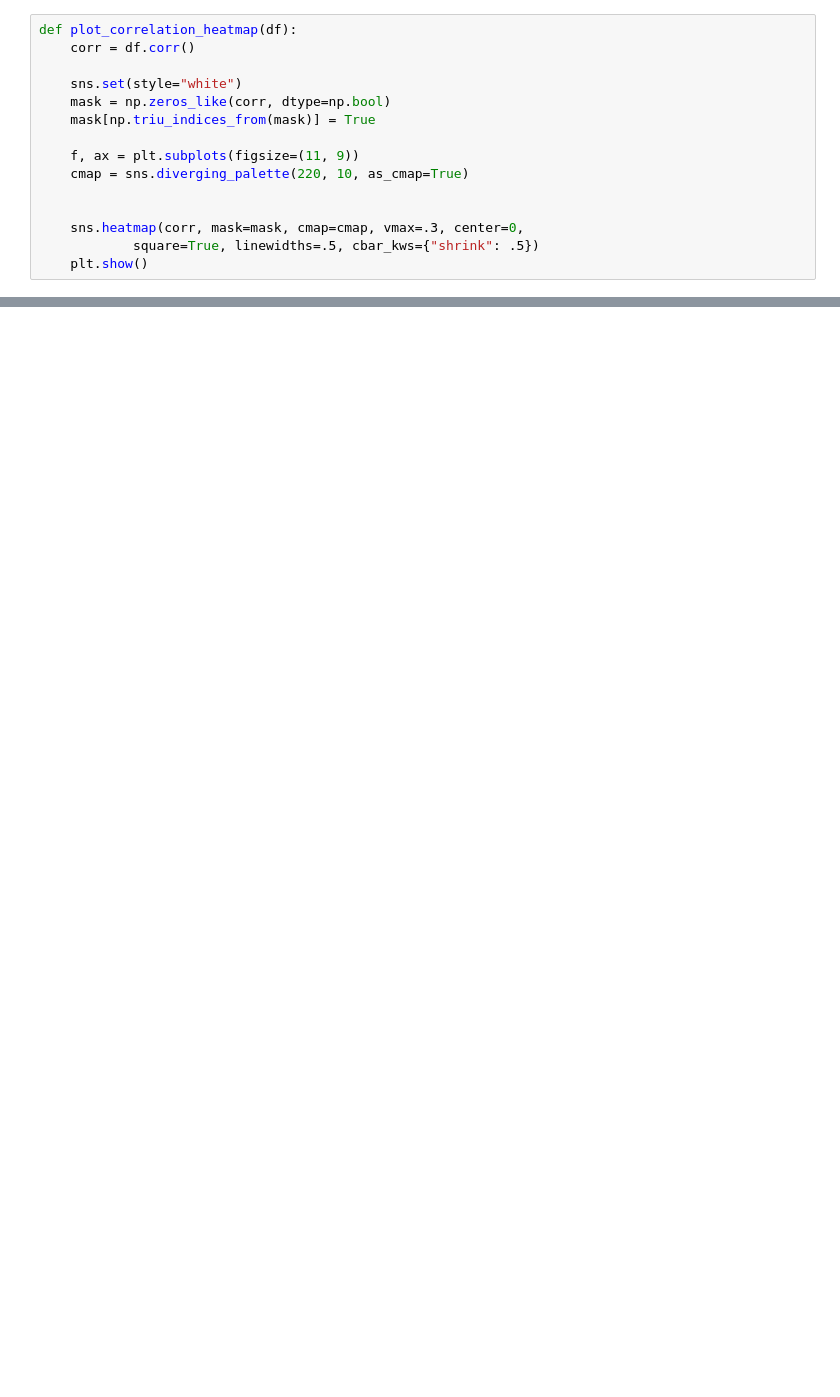
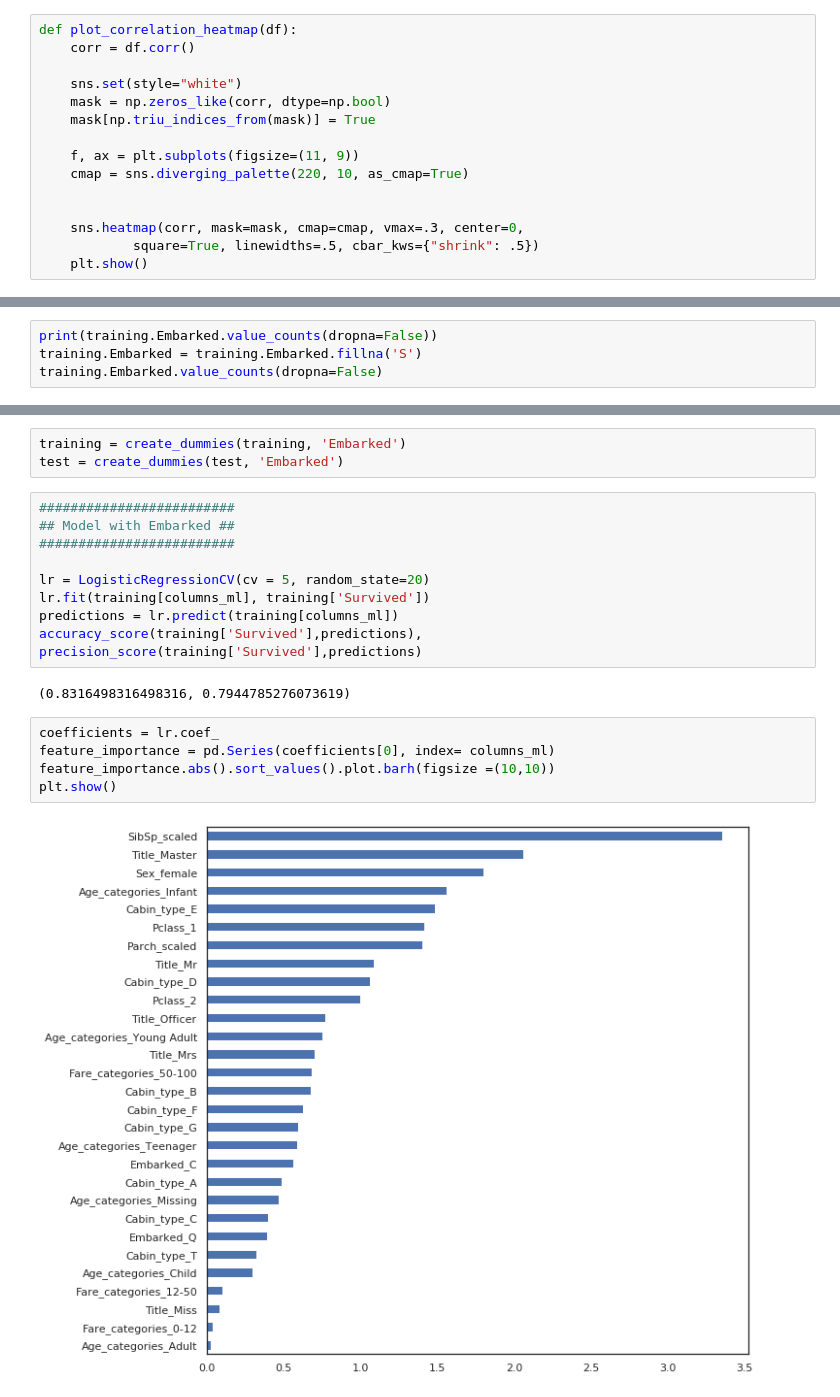
Before and after one commit to kobetryz/ML_projects-, a Jupyter notebook: Titanic survival prediction/Titanic predictions.ipynb, the cells around one changed output, grey strips where cells are left out. Saved outputs shown, nothing was run; the diff lists cells and outputs as text; blank space fills up the shorter version.

```diff
--- a/Titanic survival prediction/Titanic predictions.ipynb
+++ b/Titanic survival prediction/Titanic predictions.ipynb
@@ -487,0 +460,4 @@ accuracy_score(training['Survived'],predictions), precision_score(training['Surv
+# %%
+print(training.Embarked.value_counts(dropna=False))
+training.Embarked = training.Embarked.fillna('S')
+training.Embarked.value_counts(dropna=False)
@@ -487,0 +474,21 @@ accuracy_score(training['Survived'],predictions), precision_score(training['Surv
+# %%
+training = create_dummies(training, 'Embarked')
+test = create_dummies(test, 'Embarked')
+# %%
+#########################
+## Model with Embarked ##
+#########################
+
+lr = LogisticRegressionCV(cv = 5, random_state=20)
+lr.fit(training[columns_ml], training['Survived'])
+predictions = lr.predict(training[columns_ml])
+accuracy_score(training['Survived'],predictions), precision_score(training['Survived'],predictions)
+# %% [output]
+(0.8316498316498316, 0.7944785276073619)
+# %%
+coefficients = lr.coef_
+feature_importance = pd.Series(coefficients[0], index= columns_ml)
+feature_importance.abs().sort_values().plot.barh(figsize =(10,10))
+plt.show()
+# %% [output]
+[figure, added]
```
Also changed, not shown: parts of 44 cells of this notebook.
